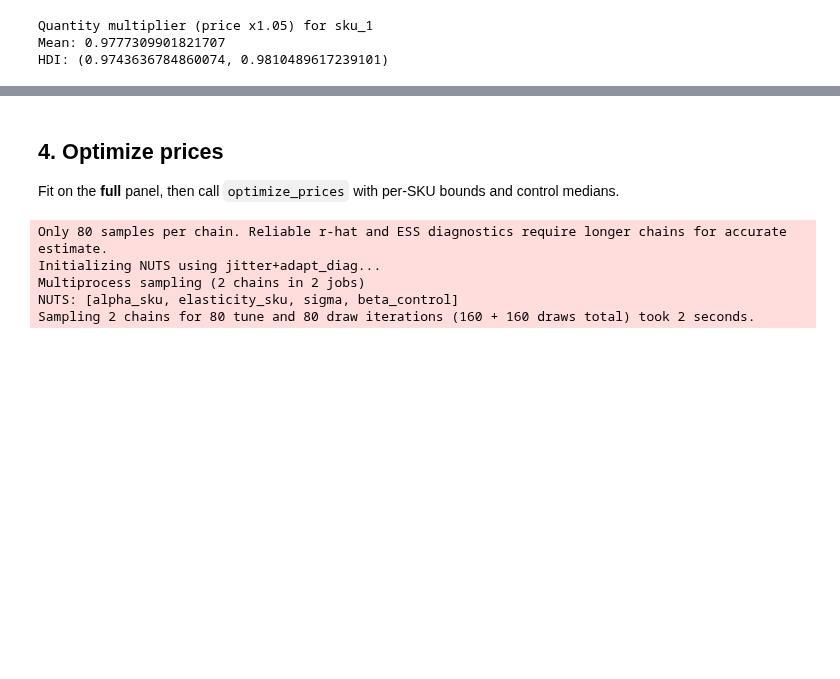
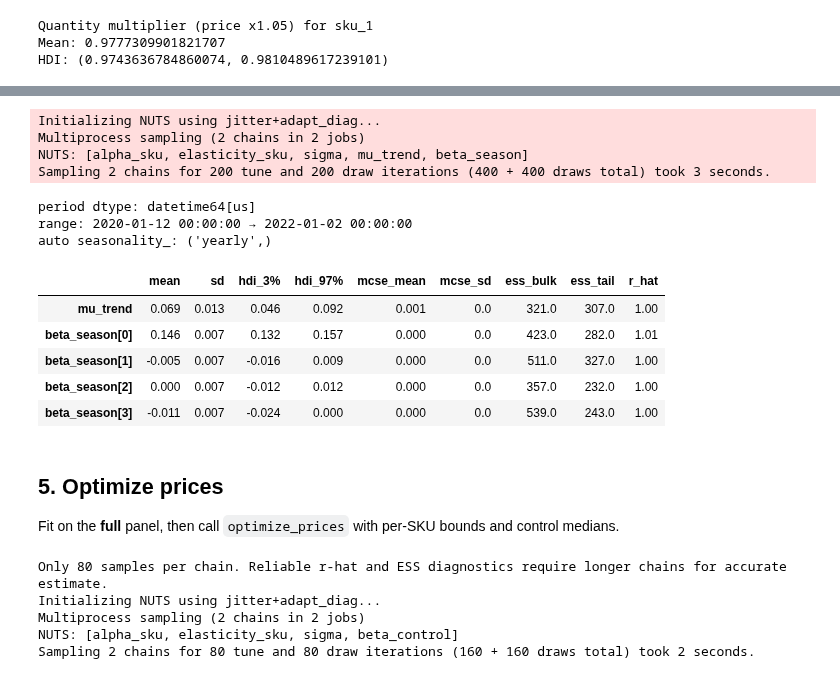
Before and after one commit to arthurmello/pypricing, a Jupyter notebook: docs/source/notebooks/quickstart.ipynb, the cells around one changed output, grey strips where cells are left out. Drawn from its saved outputs; the diff is of its cells as text; code cells hidden in the pictures; blank space fills up the shorter version.

Commit message:
Update docs with trend and seasonality changes

```diff
--- a/docs/source/notebooks/quickstart.ipynb
+++ b/docs/source/notebooks/quickstart.ipynb
@@ -218,5 +233,51 @@ HDI: (0.9743636784860074, 0.9810489617239101)
+# %%
+from pypricing import LogLogDemandModel, PanelColumns, generate_mock_data
+
+df_time = generate_mock_data(
+    n_periods=2 * 52,
+    n_skus=6,
+    start_date="2020-01-06",
+    freq="W",
+    include_seasonality=True,
+    volume_trend=0.08,
+    round_quantity=False,
+    random_state=0,
+)
+print("period dtype:", df_time["period"].dtype)
+print("range:", df_time["period"].min(), "→", df_time["period"].max())
+
+model_time = LogLogDemandModel(
+    trend="shared",
+    seasonality="auto",
+    panel_columns=PanelColumns(quantity_floor=1e-12),
+)
+model_time.fit(
+    df_time,
+    draws=200,
+    tune=200,
+    chains=2,
+    random_seed=0,
+    progressbar=False,
+    compute_convergence_checks=False,
+)
+print("auto seasonality_:", model_time.seasonality_)
+model_time.fit_summary(var_names=["mu_trend", "beta_season"])
+# %% [output]
+Initializing NUTS using jitter+adapt_diag...
+Multiprocess sampling (2 chains in 2 jobs)
+NUTS: [alpha_sku, elasticity_sku, sigma, mu_trend, beta_season]
+Sampling 2 chains for 200 tune and 200 draw iterations (400 + 400 draws total) took 3 seconds.
+period dtype: datetime64[us]
+range: 2020-01-12 00:00:00 → 2022-01-02 00:00:00
+auto seasonality_: ('yearly',)
+|  | mean | sd | hdi_3% | hdi_97% | mcse_mean | mcse_sd | ess_bulk | ess_tail | r_hat |
+| mu_trend | 0.069 | 0.013 | 0.046 | 0.092 | 0.001 | 0.0 | 321.0 | 307.0 | 1.00 |
+| beta_season[0] | 0.146 | 0.007 | 0.132 | 0.157 | 0.000 | 0.0 | 423.0 | 282.0 | 1.01 |
+| beta_season[1] | -0.005 | 0.007 | -0.016 | 0.009 | 0.000 | 0.0 | 511.0 | 327.0 | 1.00 |
+| beta_season[2] | 0.000 | 0.007 | -0.012 | 0.012 | 0.000 | 0.0 | 357.0 | 232.0 | 1.00 |
+| beta_season[3] | -0.011 | 0.007 | -0.024 | 0.000 | 0.000 | 0.0 | 539.0 | 243.0 | 1.00 |
 # %% [markdown]
-## 4. Optimize prices
+## 5. Optimize prices
 
 Fit on the **full** panel, then call `optimize_prices` with per-SKU bounds and control medians.
 # %%
```
Also changed, not shown: parts of 6 cells of this notebook, 3 other files.
